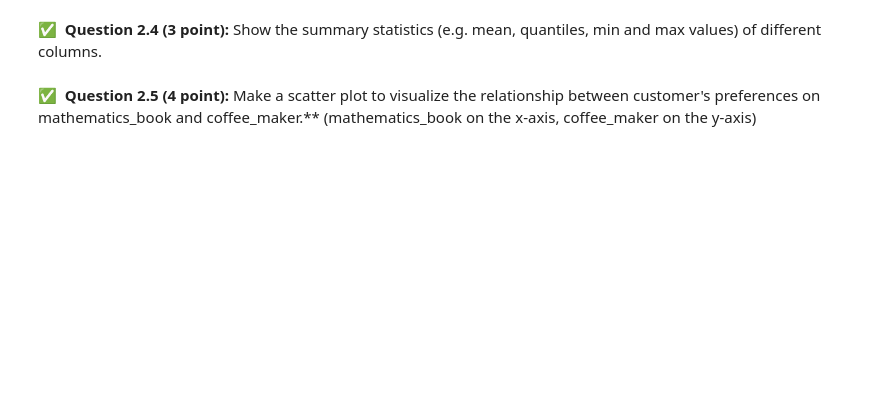
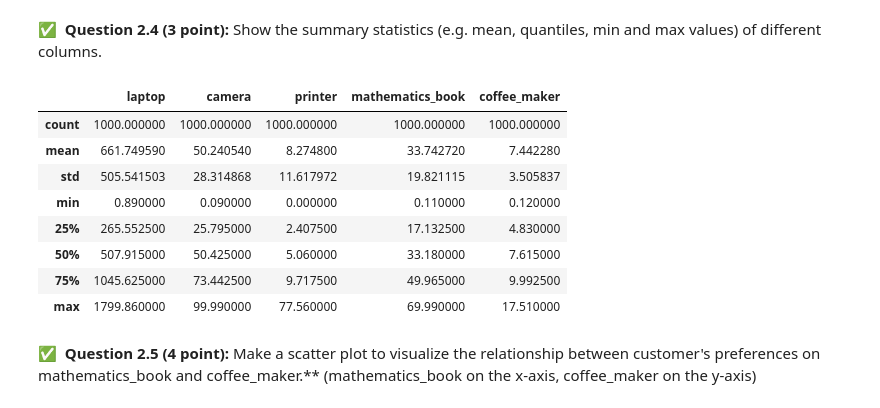
Before and after one commit to barnbyje/cmse202-s22-turnin, a Jupyter notebook: midterm/CMSE202-Midterm-Section-001-S22-STUDENT.ipynb, the cells around one changed output. Saved outputs shown, nothing was run; the diff lists cells and outputs as text; code cells hidden in the pictures; blank space fills up the shorter version.

```diff
--- a/midterm/CMSE202-Midterm-Section-001-S22-STUDENT.ipynb
+++ b/midterm/CMSE202-Midterm-Section-001-S22-STUDENT.ipynb
@@ -75,5 +90,16 @@ https://raw.githubusercontent.com/msu-cmse-courses/cmse202-S22-data/main/data/on
 &#9989;&nbsp; **Question 2.4 (3 point):** Show the summary statistics (e.g. mean, quantiles, min and max values) of different columns.
 # %%
 # Put your code here:
+online_shopping.describe()
+# %% [output]
+|  | laptop | camera | printer | mathematics_book | coffee_maker |
+| count | 1000.000000 | 1000.000000 | 1000.000000 | 1000.000000 | 1000.000000 |
+| mean | 661.749590 | 50.240540 | 8.274800 | 33.742720 | 7.442280 |
+| std | 505.541503 | 28.314868 | 11.617972 | 19.821115 | 3.505837 |
+| min | 0.890000 | 0.090000 | 0.000000 | 0.110000 | 0.120000 |
+| 25% | 265.552500 | 25.795000 | 2.407500 | 17.132500 | 4.830000 |
+| 50% | 507.915000 | 50.425000 | 5.060000 | 33.180000 | 7.615000 |
+| 75% | 1045.625000 | 73.442500 | 9.717500 | 49.965000 | 9.992500 |
+| max | 1799.860000 | 99.990000 | 77.560000 | 69.990000 | 17.510000 |
 # %% [markdown]
 &#9989;&nbsp; **Question 2.5 (4 point):** Make a scatter plot to visualize the relationship between customer's preferences on mathematics_book and coffee_maker.** (mathematics_book on the x-axis, coffee_maker on the y-axis)
```
Also changed, not shown: parts of 16 cells of this notebook.
